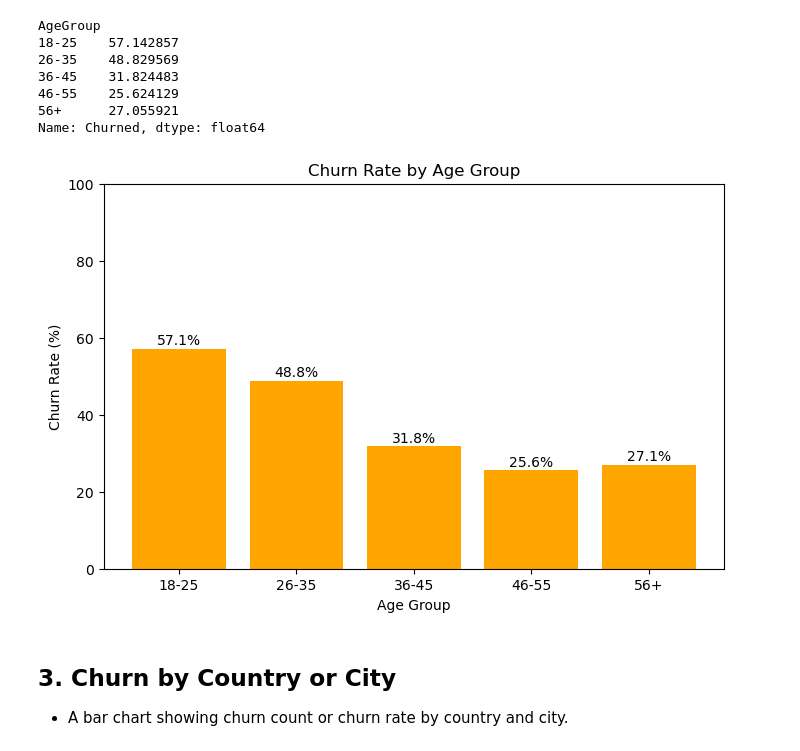
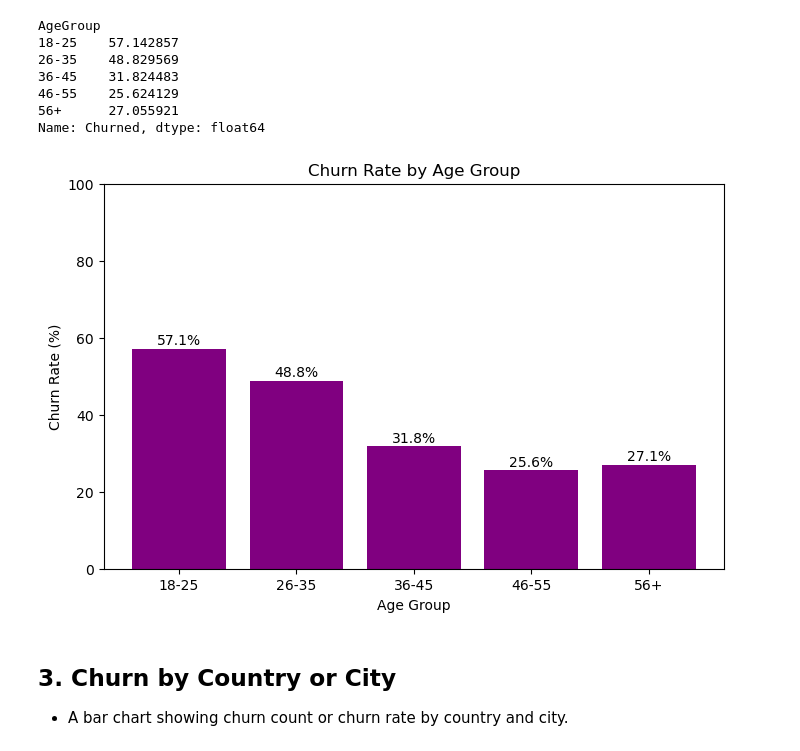
Before and after one commit to pinkimahato9814-afk/Final_project_Customer-Mind-360, a Jupyter notebook: notebooks/01_data_understanding_cleanng.ipynb, the cells around one changed output. Drawn from its saved outputs; the diff is of its cells as text; code cells hidden in the pictures.

```diff
--- a/notebooks/01_data_understanding_cleanng.ipynb
+++ b/notebooks/01_data_understanding_cleanng.ipynb
@@ -523,25 +523,25 @@ df["Churned"] = df["Churned"].replace({
 # %%
 # Plot bar chart
 plt.figure(figsize=(8, 5))
 
 plt.bar(
     churn_by_age.index.astype(str),
     churn_by_age.values,
-    color="orange"
+    color="purple"
 )
 
 plt.title("Churn Rate by Age Group")
 plt.xlabel("Age Group")
 plt.ylabel("Churn Rate (%)")
 
 plt.ylim(0, 100)
 
 for i, value in enumerate(churn_by_age.values):
     plt.text(i, value + 1, f"{value:.1f}%", ha="center")
 
 plt.show()
 # %% [output]
-[figure, old version]
+[figure, new version]
 # %% [markdown]
 ## 3. Churn by Country or City
 - A bar chart showing churn count or churn rate by country and city.
```
Also changed, not shown: parts of 8 cells of this notebook.
